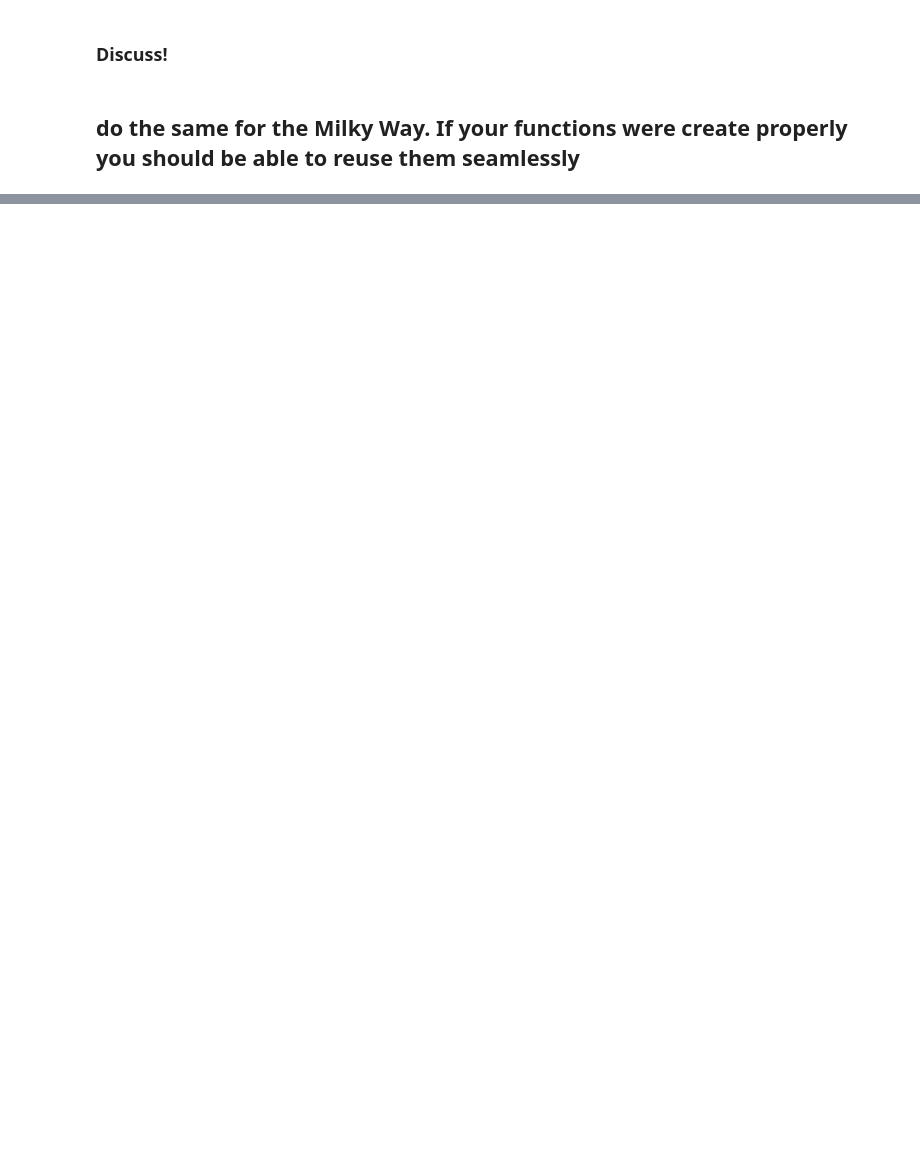
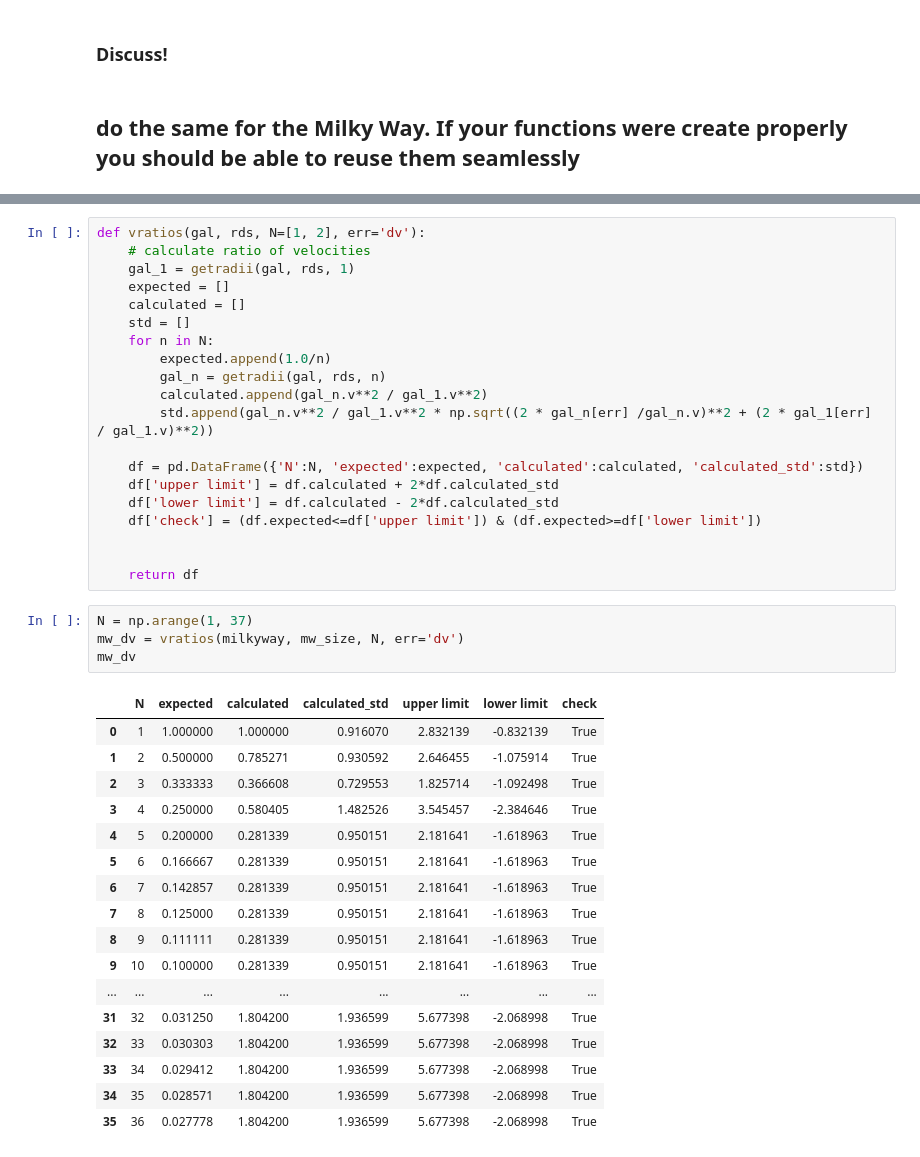
Before and after one commit to narayan-paudel/DSPS_EPAUDEL, a Jupyter notebook: HW4_ePaudel/GalrotCurve.ipynb, the cells around one changed output, grey strips where cells are left out. Drawn from its saved outputs; the diff is of its cells as text; blank space fills up the shorter version.

```diff
--- a/HW4_ePaudel/GalrotCurve.ipynb
+++ b/HW4_ePaudel/GalrotCurve.ipynb
@@ -205,0 +343,42 @@ def vratios(gal, rds, rd, err='dv'):
+# %%
+def vratios(gal, rds, N=[1, 2], err='dv'):
+    # calculate ratio of velocities
+    gal_1 = getradii(gal, rds, 1)
+    expected = []
+    calculated = []
+    std = []
+    for n in N:
+        expected.append(1.0/n)
+        gal_n = getradii(gal, rds, n)
+        calculated.append(gal_n.v**2 / gal_1.v**2)
+        std.append(gal_n.v**2 / gal_1.v**2 * np.sqrt((2 * gal_n[err] /gal_n.v)**2 + (2 * gal_1[err] / gal_1.v)**2))
+
+    df = pd.DataFrame({'N':N, 'expected':expected, 'calculated':calculated, 'calculated_std':std})
+    df['upper limit'] = df.calculated + 2*df.calculated_std
+    df['lower limit'] = df.calculated - 2*df.calculated_std
+    df['check'] = (df.expected<=df['upper limit']) & (df.expected>=df['lower limit'])
+
+
+    return df
+# %%
+N = np.arange(1, 37)
+mw_dv = vratios(milkyway, mw_size, N, err='dv')
+mw_dv
+# %% [output]
+|  | N | expected | calculated | calculated_std | upper limit | lower limit | check |
+| 0 | 1 | 1.000000 | 1.000000 | 0.916070 | 2.832139 | -0.832139 | True |
+| 1 | 2 | 0.500000 | 0.785271 | 0.930592 | 2.646455 | -1.075914 | True |
+| 2 | 3 | 0.333333 | 0.366608 | 0.729553 | 1.825714 | -1.092498 | True |
+| 3 | 4 | 0.250000 | 0.580405 | 1.482526 | 3.545457 | -2.384646 | True |
+| 4 | 5 | 0.200000 | 0.281339 | 0.950151 | 2.181641 | -1.618963 | True |
+| 5 | 6 | 0.166667 | 0.281339 | 0.950151 | 2.181641 | -1.618963 | True |
+| 6 | 7 | 0.142857 | 0.281339 | 0.950151 | 2.181641 | -1.618963 | True |
+| 7 | 8 | 0.125000 | 0.281339 | 0.950151 | 2.181641 | -1.618963 | True |
+| 8 | 9 | 0.111111 | 0.281339 | 0.950151 | 2.181641 | -1.618963 | True |
+| 9 | 10 | 0.100000 | 0.281339 | 0.950151 | 2.181641 | -1.618963 | True |
+| ... | ... | ... | ... | ... | ... | ... | ... |
+| 31 | 32 | 0.031250 | 1.804200 | 1.936599 | 5.677398 | -2.068998 | True |
+| 32 | 33 | 0.030303 | 1.804200 | 1.936599 | 5.677398 | -2.068998 | True |
+| 33 | 34 | 0.029412 | 1.804200 | 1.936599 | 5.677398 | -2.068998 | True |
+| 34 | 35 | 0.028571 | 1.804200 | 1.936599 | 5.677398 | -2.068998 | True |
+| 35 | 36 | 0.027778 | 1.804200 | 1.936599 | 5.677398 | -2.068998 | True |
```
Also changed, not shown: parts of 27 cells of this notebook, 1 other file.
